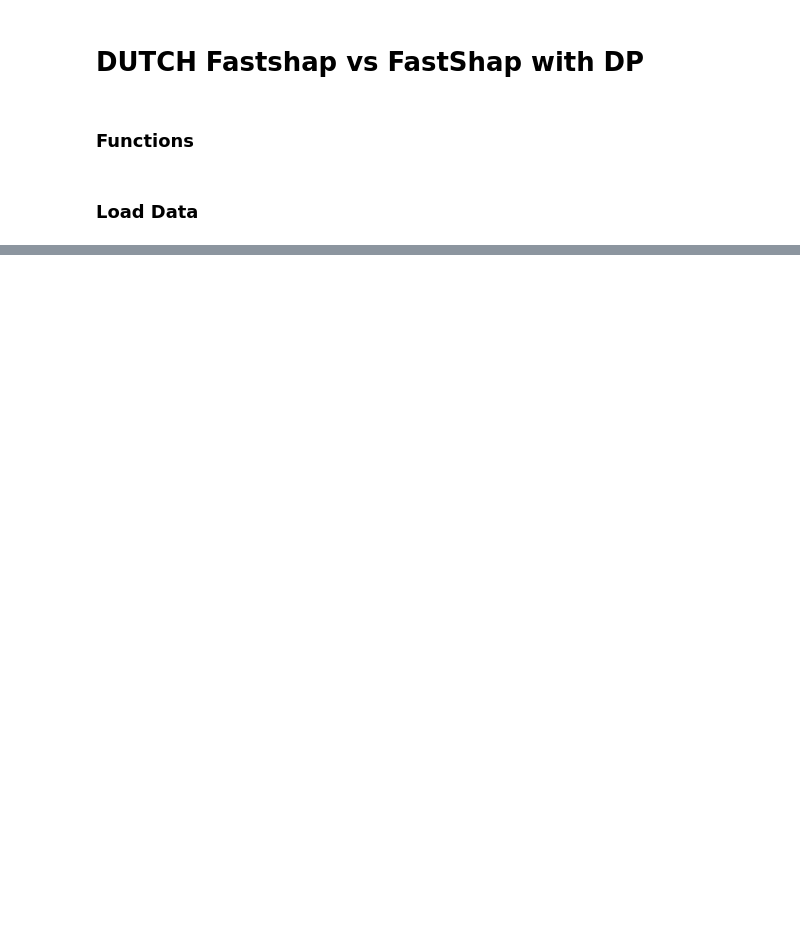
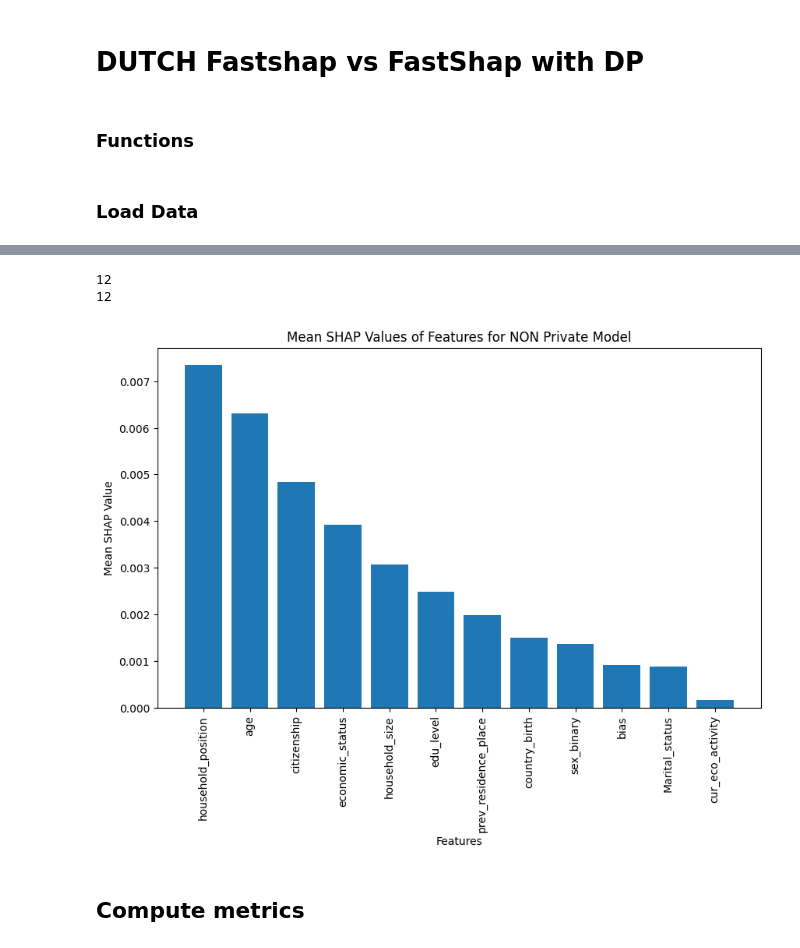
Before and after one commit to lucacorbucci/fastshap_plusplus, a Jupyter notebook: plots/plots_dutch.ipynb, the cells around one changed output, grey strips where cells are left out. Cells and saved outputs as stored; diff of their text form; code cells hidden in the pictures; blank space fills up the shorter version.

```diff
--- a/plots/plots_dutch.ipynb
+++ b/plots/plots_dutch.ipynb
@@ -722,0 +524,12 @@ kendaltau_std = {
+# %%
+plot_base_explainer_shap_values(
+    loaded_data=loaded_data_NO_DP_bb,
+    explainer_privacy_levels=explainer_privacy_levels,
+    X_test=X_test,
+    feature_names=feature_names,
+    title="Mean SHAP Values of Features for NON Private Model",
+)
+# %% [output]
+12
+12
+[figure, added]
@@ -722,0 +545,2 @@ kendaltau_std = {
+# %% [markdown]
+## Compute metrics
```
Also changed, not shown: parts of 47 cells of this notebook, 4 other files.
